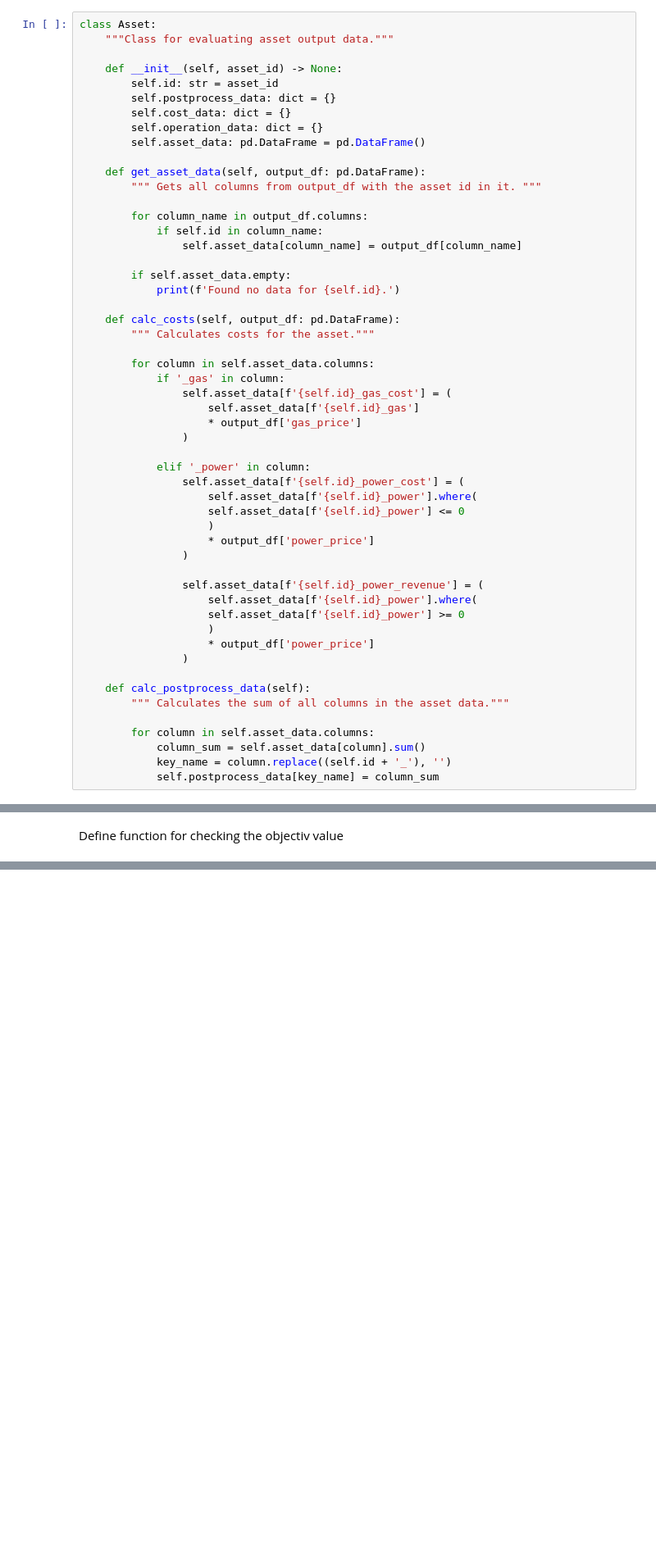
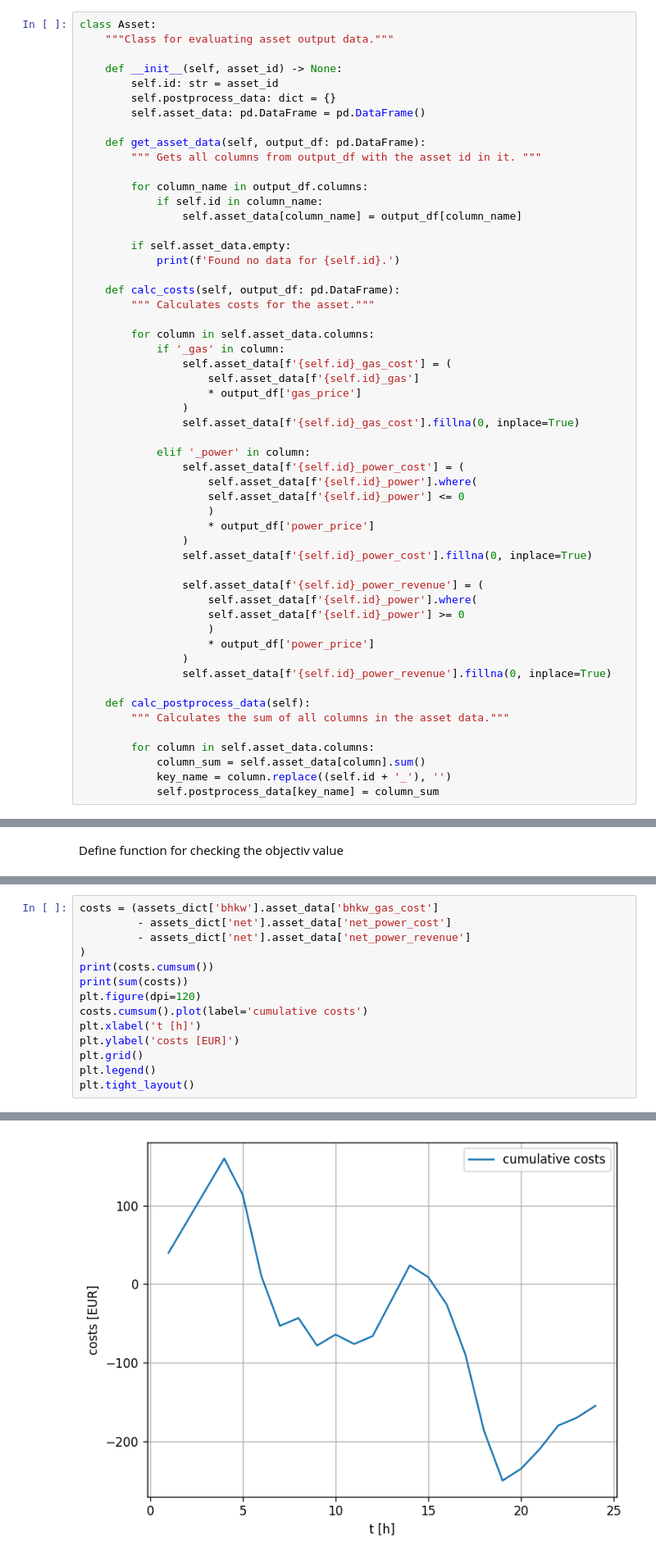
Before and after one commit to HTWK-Interconnected-Energy-Systems/BURN4H2, a Jupyter notebook: postprocessing.ipynb, the cells around one changed output, grey strips where cells are left out. Shown at 82% size. Cells and saved outputs as stored; diff of their text form; blank space fills up the shorter version.

Commit message:
Updated postprocessing notebook. Added notebook to plot simple analysis of the overall costs with different forced bhkw operation time constraints.

```diff
--- a/postprocessing.ipynb
+++ b/postprocessing.ipynb
@@ -41,8 +42,6 @@ class Asset:
     def __init__(self, asset_id) -> None:
         self.id: str = asset_id
         self.postprocess_data: dict = {}
-        self.cost_data: dict = {}
-        self.operation_data: dict = {}
         self.asset_data: pd.DataFrame = pd.DataFrame()
 
     def get_asset_data(self, output_df: pd.DataFrame):
@@ -64,6 +63,7 @@ class Asset:
                     self.asset_data[f'{self.id}_gas']
                     * output_df['gas_price']
                 )
+                self.asset_data[f'{self.id}_gas_cost'].fillna(0, inplace=True)
 
             elif '_power' in column:
                 self.asset_data[f'{self.id}_power_cost'] = (
@@ -72,6 +72,7 @@ class Asset:
                     )
                     * output_df['power_price']
                 )
+                self.asset_data[f'{self.id}_power_cost'].fillna(0, inplace=True)
 
                 self.asset_data[f'{self.id}_power_revenue'] = (
                     self.asset_data[f'{self.id}_power'].where(
@@ -79,6 +80,7 @@ class Asset:
                     )
                     * output_df['power_price']
                 )
+                self.asset_data[f'{self.id}_power_revenue'].fillna(0, inplace=True)
 
     def calc_postprocess_data(self):
         """ Calculates the sum of all columns in the asset data."""
@@ -151,0 +156,15 @@ Objective value and calculated value are not identical!
+# %%
+costs = (assets_dict['bhkw'].asset_data['bhkw_gas_cost']
+         - assets_dict['net'].asset_data['net_power_cost']
+         - assets_dict['net'].asset_data['net_power_revenue']
+)
+print(costs.cumsum())
+print(sum(costs))
+plt.figure(dpi=120)
+costs.cumsum().plot(label='cumulative costs')
+plt.xlabel('t [h]')
+plt.ylabel('costs [EUR]')
+plt.grid()
+plt.legend()
+plt.tight_layout()
+# %% [output]
@@ -151,0 +188 @@ Objective value and calculated value are not identical!
+[figure, added]
```
Also changed, not shown: parts of 5 cells of this notebook, 10 other files.
